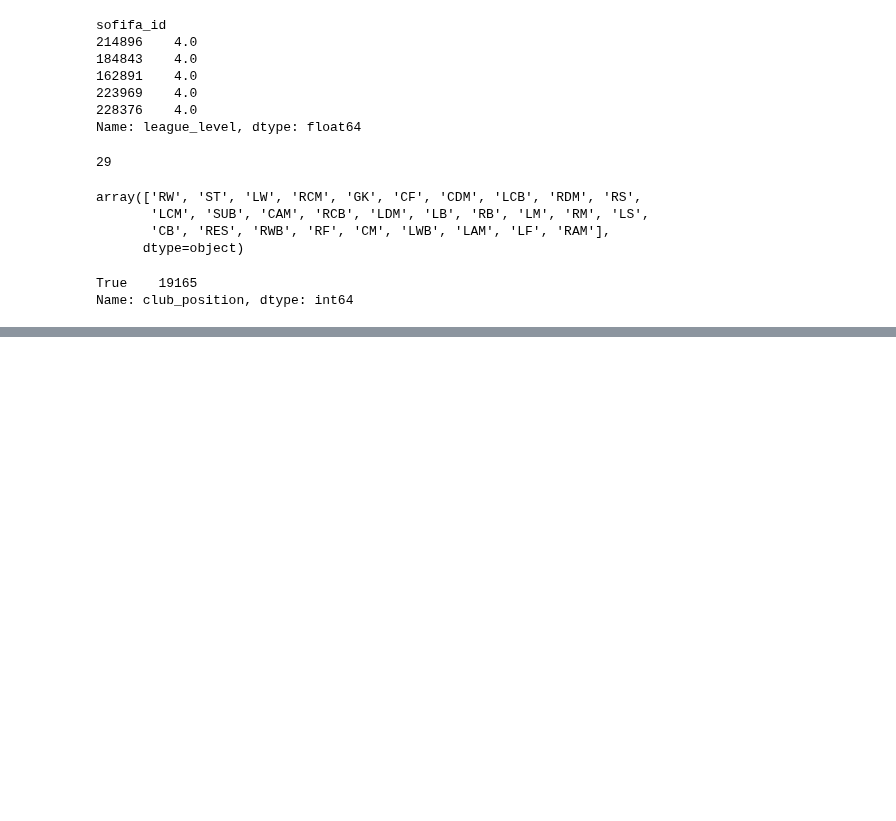
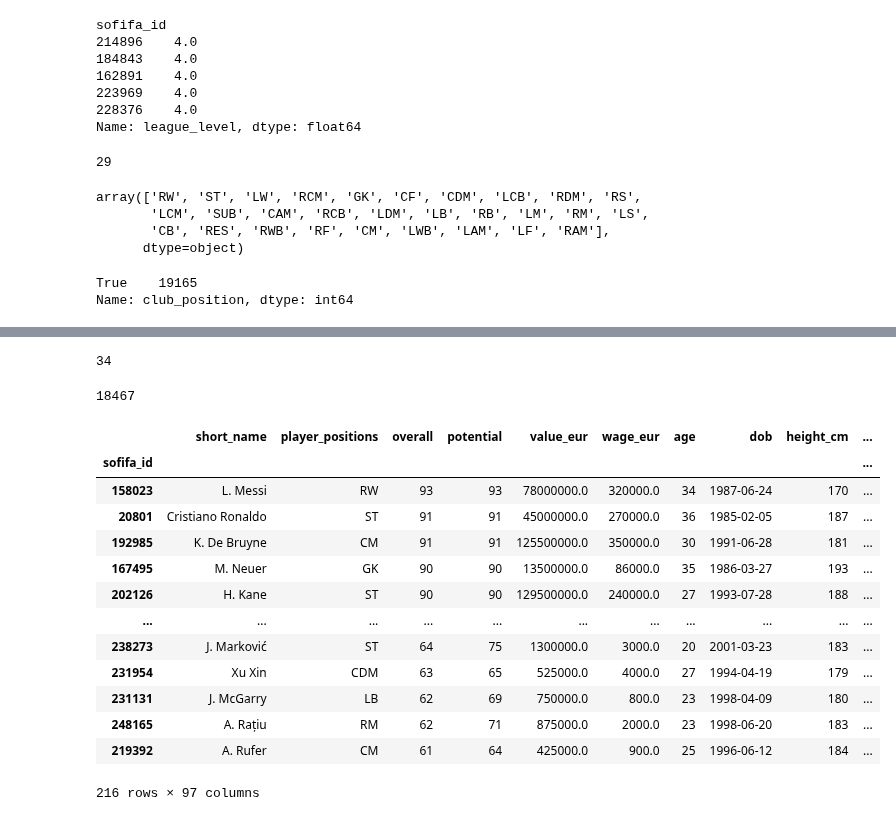
Before and after one commit to ironhack-bcn-data-pt/PR06-Machine-Learning-Group-Project, a Jupyter notebook: Project_06.ipynb, the cells around one changed output, grey strips where cells are left out. Drawn from its saved outputs; the diff is of its cells as text; code cells hidden in the pictures; blank space fills up the shorter version.

Commit message:
columns 0 to 20 checked

```diff
--- a/Project_06.ipynb
+++ b/Project_06.ipynb
@@ -888,0 +962,2 @@ Name: club_position, dtype: int64
+# %%
+male_df.club_joined = pd.to_datetime(male_df.club_joined.apply(lambda x: str(x)))
@@ -888,0 +987,2 @@ Name: club_position, dtype: int64
+# %%
+male_df.drop('club_contract_valid_until',axis=1,inplace=True)
@@ -888,0 +992,2 @@ Name: club_position, dtype: int64
+# %%
+male_df.drop('nationality_id',axis=1,inplace=True)
@@ -888,0 +998,8 @@ Name: club_position, dtype: int64
+# %%
+len(male_df.nation_team_id.unique())
+# %% [output]
+34
+# %%
+male_df.nation_team_id.isna().sum()
+# %% [output]
+18467
@@ -888,0 +1010,19 @@ Name: club_position, dtype: int64
+# %%
+nation_club_position = male_df.nation_position == male_df.club_position
+# %%
+male_df[nation_club_position]
+# %% [output]
+|  | short_name | player_positions | overall | potential | value_eur | wage_eur | age | dob | height_cm | ... |
+| sofifa_id |  |  |  |  |  |  |  |  |  | ... |
+| 158023 | L. Messi | RW | 93 | 93 | 78000000.0 | 320000.0 | 34 | 1987-06-24 | 170 | ... |
+| 20801 | Cristiano Ronaldo | ST | 91 | 91 | 45000000.0 | 270000.0 | 36 | 1985-02-05 | 187 | ... |
+| 192985 | K. De Bruyne | CM | 91 | 91 | 125500000.0 | 350000.0 | 30 | 1991-06-28 | 181 | ... |
+| 167495 | M. Neuer | GK | 90 | 90 | 13500000.0 | 86000.0 | 35 | 1986-03-27 | 193 | ... |
+| 202126 | H. Kane | ST | 90 | 90 | 129500000.0 | 240000.0 | 27 | 1993-07-28 | 188 | ... |
+| ... | ... | ... | ... | ... | ... | ... | ... | ... | ... | ... |
+| 238273 | J. Marković | ST | 64 | 75 | 1300000.0 | 3000.0 | 20 | 2001-03-23 | 183 | ... |
+| 231954 | Xu Xin | CDM | 63 | 65 | 525000.0 | 4000.0 | 27 | 1994-04-19 | 179 | ... |
+| 231131 | J. McGarry | LB | 62 | 69 | 750000.0 | 800.0 | 23 | 1998-04-09 | 180 | ... |
+| 248165 | A. Rațiu | RM | 62 | 71 | 875000.0 | 2000.0 | 23 | 1998-06-20 | 183 | ... |
+| 219392 | A. Rufer | CM | 61 | 64 | 425000.0 | 900.0 | 25 | 1996-06-12 | 184 | ... |
+216 rows × 97 columns
```
Also changed, not shown: parts of 25 cells of this notebook.
